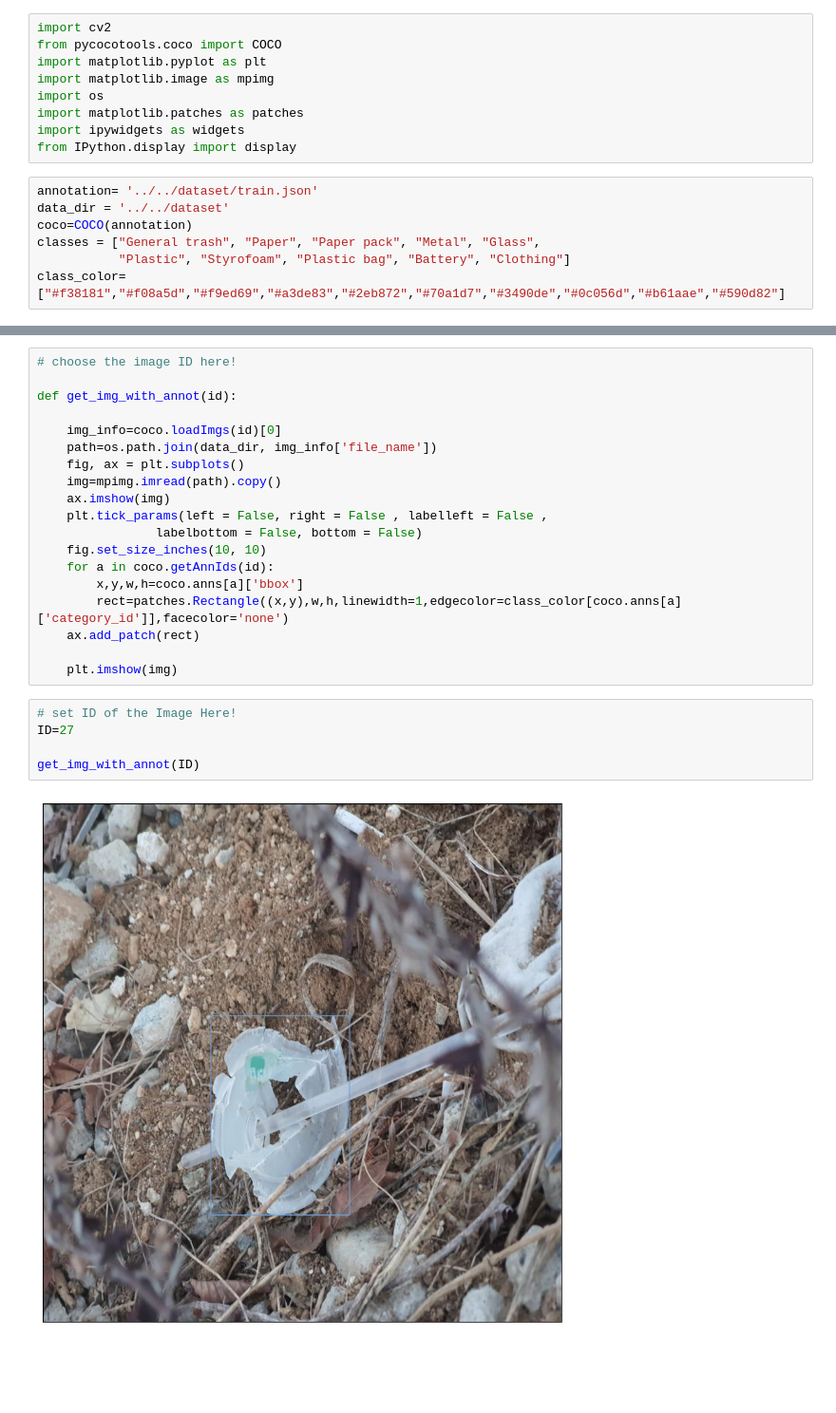
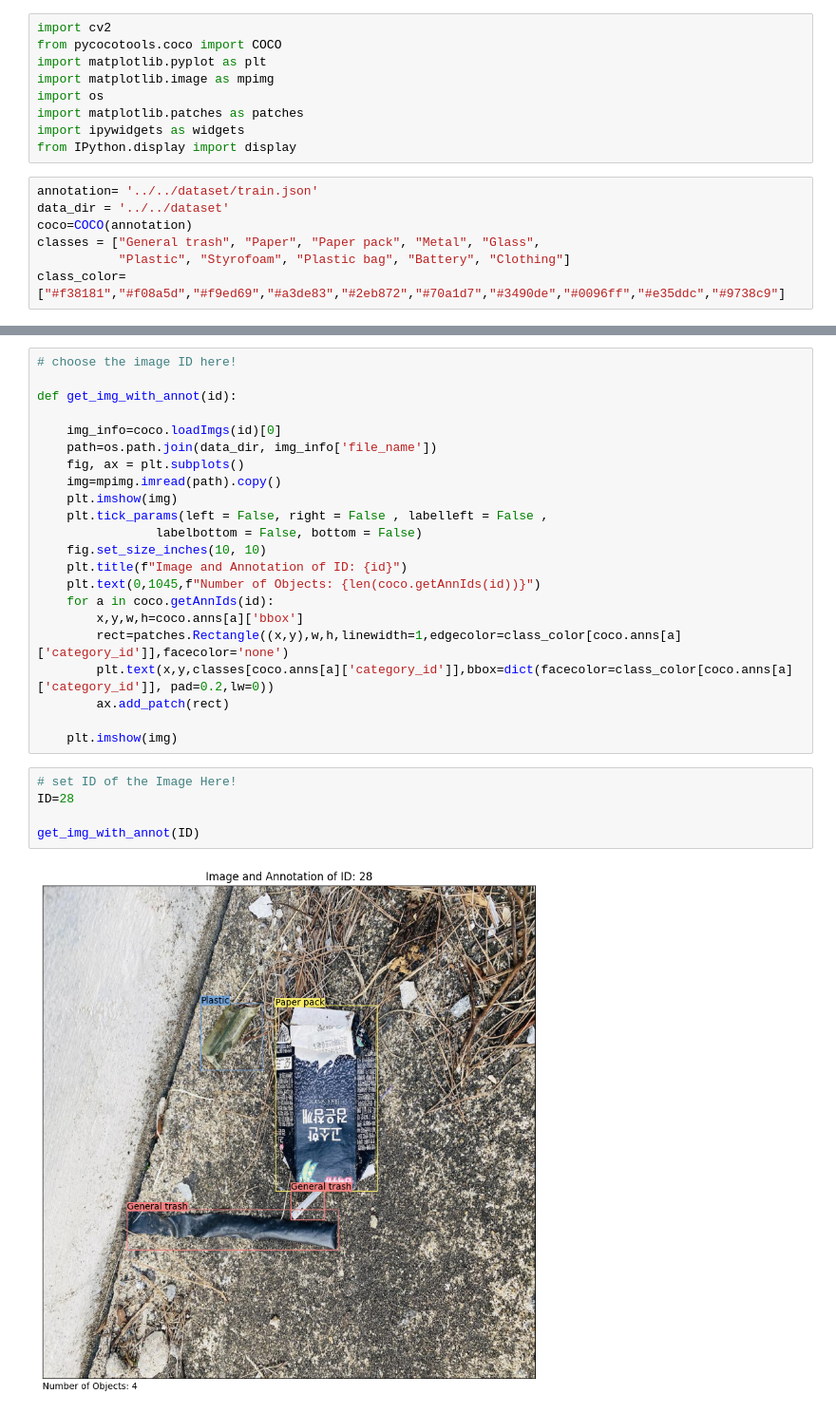
Before and after one commit to boostcampaitech4lv23cv2/level2_objectdetection_cv-level2-cv-13, a Jupyter notebook: utils/get_image_with_annotation.ipynb, the cells around one changed output, grey strips where cells are left out. Shown at 95% size. Cells and saved outputs as stored; diff of their text form; blank space fills up the shorter version.

Commit message:
[Feat] annotation label added to the image

```diff
--- a/utils/get_image_with_annotation.ipynb
+++ b/utils/get_image_with_annotation.ipynb
@@ -13,6 +13,6 @@ data_dir = '../../dataset'
 coco=COCO(annotation)
 classes = ["General trash", "Paper", "Paper pack", "Metal", "Glass",
            "Plastic", "Styrofoam", "Plastic bag", "Battery", "Clothing"]
-class_color=["#f38181","#f08a5d","#f9ed69","#a3de83","#2eb872","#70a1d7","#3490de","#0c056d","#b61aae","#590d82"]
+class_color=["#f38181","#f08a5d","#f9ed69","#a3de83","#2eb872","#70a1d7","#3490de","#0096ff","#e35ddc","#9738c9"]
 # %% [output]
 loading annotations into memory...
@@ -28,20 +28,23 @@ def get_img_with_annot(id):
     path=os.path.join(data_dir, img_info['file_name'])
     fig, ax = plt.subplots()
     img=mpimg.imread(path).copy()
-    ax.imshow(img)
+    plt.imshow(img)
     plt.tick_params(left = False, right = False , labelleft = False ,
                 labelbottom = False, bottom = False)
     fig.set_size_inches(10, 10)
+    plt.title(f"Image and Annotation of ID: {id}")
+    plt.text(0,1045,f"Number of Objects: {len(coco.getAnnIds(id))}")
     for a in coco.getAnnIds(id):
         x,y,w,h=coco.anns[a]['bbox']
         rect=patches.Rectangle((x,y),w,h,linewidth=1,edgecolor=class_color[coco.anns[a]['category_id']],facecolor='none')
-    ax.add_patch(rect)
+        plt.text(x,y,classes[coco.anns[a]['category_id']],bbox=dict(facecolor=class_color[coco.anns[a]['category_id']], pad=0.2,lw=0))
+        ax.add_patch(rect)
 
     plt.imshow(img)
 # %%
 # set ID of the Image Here!
-ID=27
+ID=28
 
 get_img_with_annot(ID)
 # %% [output]
-[figure, old version]
+[figure, new version]
```
Also changed, not shown: parts of 1 cell of this notebook.
